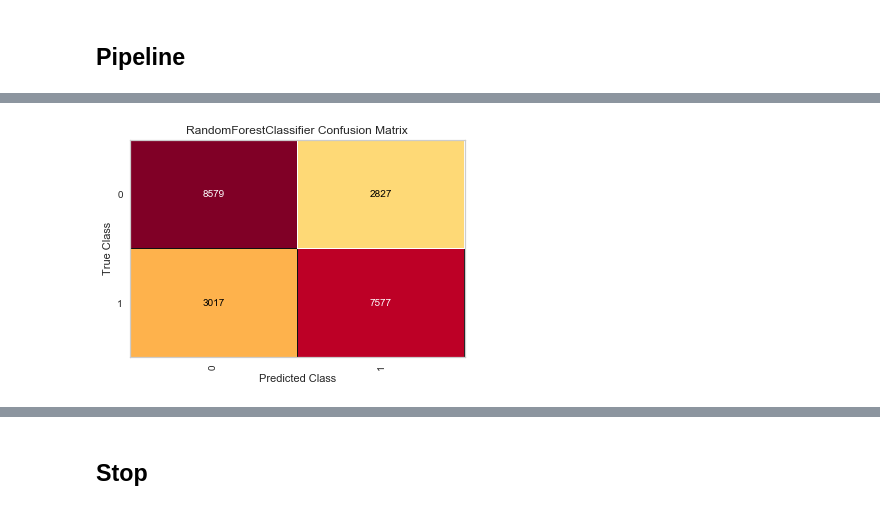
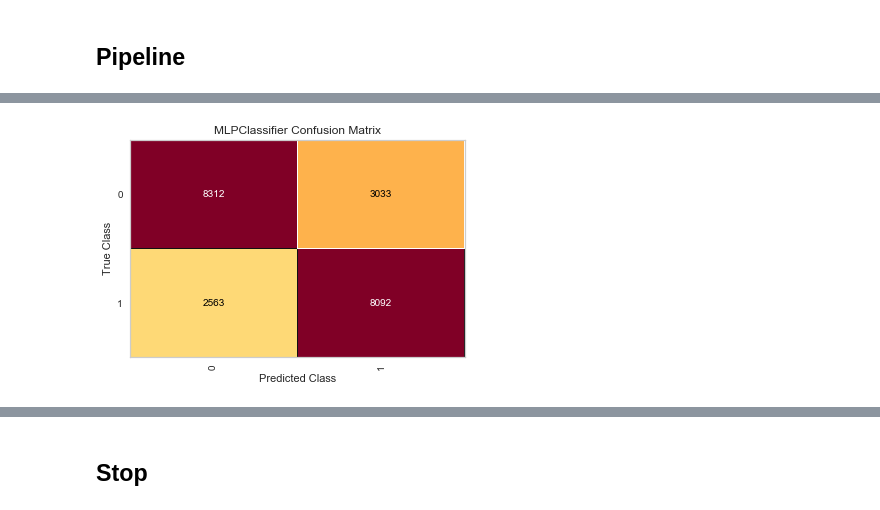
Before and after one commit to georgetown-analytics/Spotify, a Jupyter notebook: 5_Machine_Learning/Models.ipynb, the cells around one changed output, grey strips where cells are left out. Cells and saved outputs as stored; diff of their text form; code cells hidden in the pictures.

Commit message:
Machine Learning Models

```diff
--- a/5_Machine_Learning/Models.ipynb
+++ b/5_Machine_Learning/Models.ipynb
@@ -42,15 +46,34 @@ df_test = df_test.drop(columns=['playlist','valence','danceability',
 # %% [markdown]
 ## Pipeline
 # %%
+#Structure
 from sklearn.pipeline import Pipeline
-
-from sklearn.linear_model import LogisticRegression
-
 from sklearn.model_selection import train_test_split as tts
 
+
+#Kernal
+from sklearn.gaussian_process.kernels import RBF
+
+
+#Classifier
+from sklearn.linear_model import LogisticRegression
+from sklearn.neural_network import MLPClassifier
+from sklearn.neighbors import KNeighborsClassifier
+from sklearn.gaussian_process import GaussianProcessClassifier
+from sklearn.tree import DecisionTreeClassifier
+from sklearn.ensemble import RandomForestClassifier, AdaBoostClassifier
+from sklearn.naive_bayes import GaussianNB
+from sklearn.discriminant_analysis import QuadraticDiscriminantAnalysis
+
+#Transform
+from sklearn.preprocessing import StandardScaler, RobustScaler
+from sklearn.decomposition import FastICA
+from sklearn import preprocessing
+
+#Reports
 from yellowbrick.classifier import confusion_matrix,classification_report
+from sklearn.metrics import precision_recall_fscore_support
 
-from sklearn.metrics import precision_recall_fscore_support
 
 X = df_train[[col for col in df_train.columns if col != 'target']]
 
@@ -60,27 +83,76 @@ X_train, X_test, y_train, y_test = tts(StandardScaler().fit_transform(X),y, test
 
 
 models = [
+    #Standard Scaler
     Pipeline([
-            ('std',StandardScaler()),
+            ('std',preprocessing.QuantileTransformer(random_state=0)),
             ('reg',LogisticRegression())
     ]),
+
     Pipeline([
-            ('std',StandardScaler()),
-            ('reg',RandomForestClassifier(n_estimators=50))
+            ('std',preprocessing.QuantileTransformer(random_state=0)),
+            ('reg',MLPClassifier())
     ]),
 
 
-    Pipeline([
-            ('std',RobustScaler()),
-            ('reg',LogisticRegression())
-    ]),
-    Pipeline([
-            ('std',RobustScaler()),
-            ('reg',RandomForestClassifier(n_estimators=50))
-    ]),
+
+
+
+#Robust Scaler
+#Pipeline([
+#        ('std',RobustScaler()),
+#        ('reg',LogisticRegression())
+#]),
+#Pipeline([
+#        ('std',RobustScaler()),
+#        ('reg',RandomForestClassifier(n_estimators=50))
+#]),
+
 ]
 
 for model in models:
     model.fit(X_train,y_train)
     _ = confusion_matrix(model, X_test, y_test,is_fitted=True)
+
+#Too many false positives and negatives
+#Pipeline([
+#        ('std',StandardScaler()),
+#        ('reg',AdaBoostClassifier())
+#]),
+#Robust Scaler leads to false positives above 3000
+
+
+#Does identify positive more than comparison
+#Pipeline([
+#        ('std',StandardScaler()),
+#        ('reg',RandomForestClassifier())
+#]),
+
+#Above 3000 for both false positives
+#Pipeline([
+#    ('std',StandardScaler()),
+#    ('reg',KNeighborsClassifier())
+#]),
+
+#Pipeline([
+#        ('std',StandardScaler()),
+#        ('reg',DecisionTreeClassifier())
+#]),
+
+#Above 3000 on false positives
+
+#Kills Kernal
+#Pipeline([
+#        ('std',StandardScaler()),
+#        ('reg',GaussianProcessClassifier())
+#]),
+
+#Pipeline([
+#        ('std',StandardScaler()),
+#        ('reg',GaussianNB())
+#]),
+#Pipeline([
+#        ('std',StandardScaler()),
+#        ('reg',QuadraticDiscriminantAnalysis())
+#]),
 # %% [output]
@@ -88 +160 @@ for model in models:
-[figure, old version]
+[figure, new version]
```
Also changed, not shown: parts of 3 cells of this notebook.
